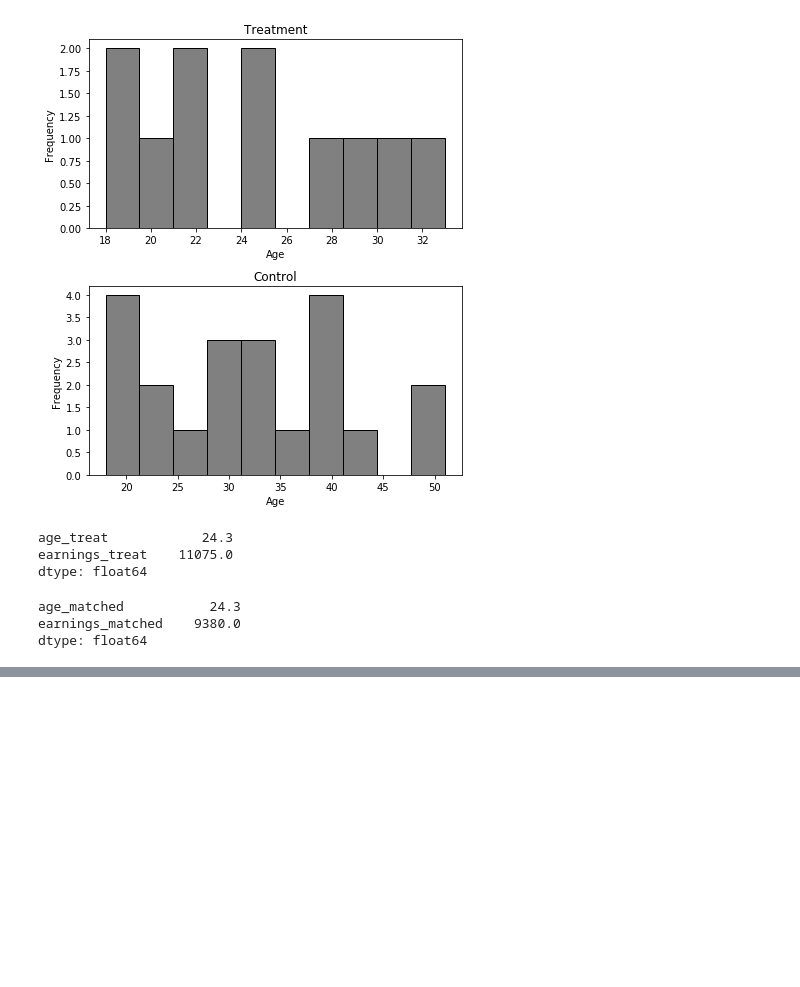
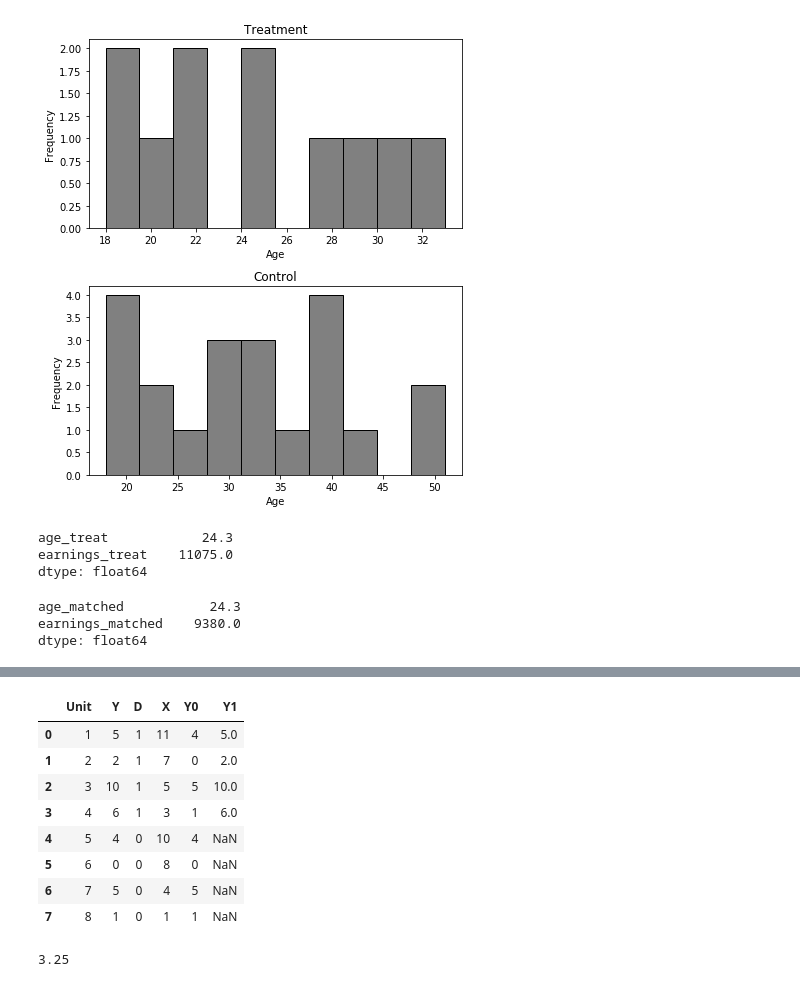
Before and after one commit to alexanderthclark/Causal-Inference-Mixtape, a Jupyter notebook: MatchingAndSubclassification.ipynb, the cells around one changed output, grey strips where cells are left out. Saved outputs shown, nothing was run; the diff lists cells and outputs as text; code cells hidden in the pictures; blank space fills up the shorter version.

```diff
--- a/MatchingAndSubclassification.ipynb
+++ b/MatchingAndSubclassification.ipynb
@@ -111,0 +131,20 @@ dtype: float64
+# %%
+# training_bias_reduction
+
+url =  'https://github.com/scunning1975/mixtape/raw/master/training_bias_reduction.dta'
+df = pd.read_stata(url)
+# %%
+df['Y0'] = [4,0,5,1]*2
+df['Y1'] = [5, 2, 10, 6] + [None]*4
+
+df
+# %% [output]
+|  | Unit | Y | D | X | Y0 | Y1 |
+| 0 | 1 | 5 | 1 | 11 | 4 | 5.0 |
+| 1 | 2 | 2 | 1 | 7 | 0 | 2.0 |
+| 2 | 3 | 10 | 1 | 5 | 5 | 10.0 |
+| 3 | 4 | 6 | 1 | 3 | 1 | 6.0 |
+| 4 | 5 | 4 | 0 | 10 | 4 | NaN |
+| 5 | 6 | 0 | 0 | 8 | 0 | NaN |
+| 6 | 7 | 5 | 0 | 4 | 5 | NaN |
+| 7 | 8 | 1 | 0 | 1 | 1 | NaN |
@@ -111,0 +153,4 @@ dtype: float64
+# %%
+unadjusted_treatment_effect
+# %% [output]
+3.25
```
Also changed, not shown: parts of 30 cells of this notebook.
